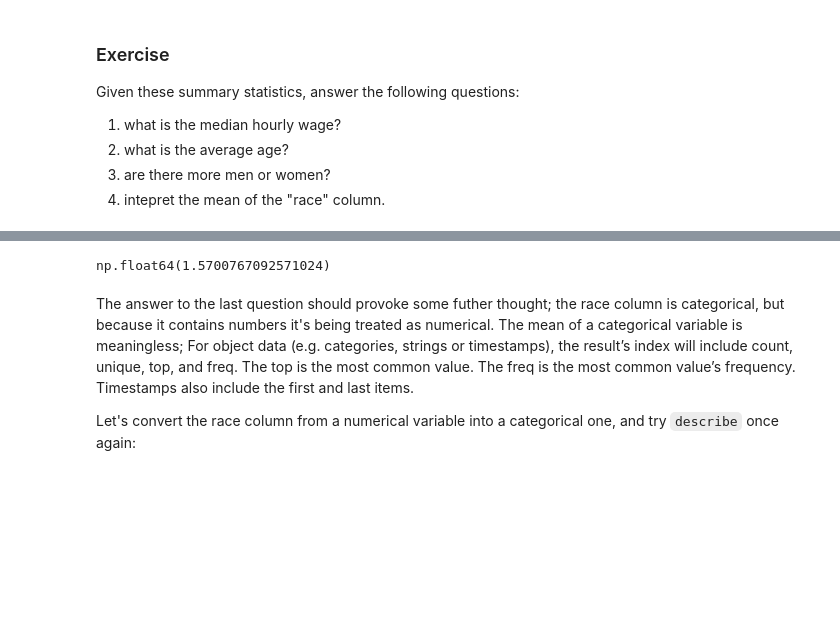
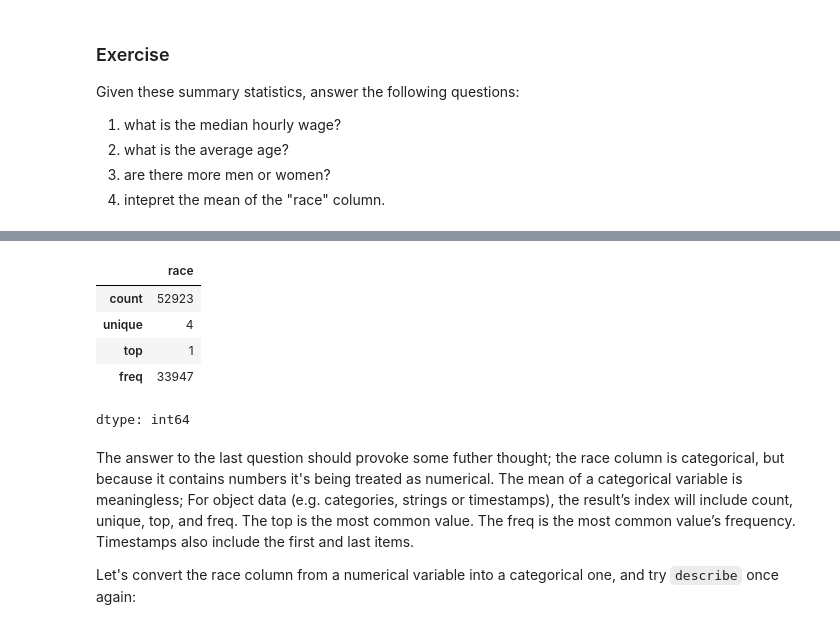
Before and after one commit to louisaliu173-glitch/QM2, a Jupyter notebook: notebooks/W05. Distributions and Basic Statistics.ipynb, the cells around one changed output, grey strips where cells are left out. Saved outputs shown, nothing was run; the diff lists cells and outputs as text; code cells hidden in the pictures; blank space fills up the shorter version.

```diff
--- a/notebooks/W05. Distributions and Basic Statistics.ipynb
+++ b/notebooks/W05. Distributions and Basic Statistics.ipynb
@@ -152,8 +154,13 @@ df['sex'].value_counts()
 dtype: int64
 # %%
-df['race'].mean()
+df['race'].astype('category').describe()
 # %% [output]
+|  | race |
+| count | 52923 |
+| unique | 4 |
+| top | 1 |
+| freq | 33947 |
-np.float64(1.5700767092571024)
+dtype: int64
 # %% [markdown]
 The answer to the last question should provoke some futher thought; the race column is categorical, but because it contains numbers it's being treated as numerical. The mean of a categorical variable is meaningless; For object data (e.g. categories, strings or timestamps), the result’s index will include count, unique, top, and freq. The top is the most common value. The freq is the most common value’s frequency. Timestamps also include the first and last items.
 
```
Also changed, not shown: parts of 9 cells of this notebook.
